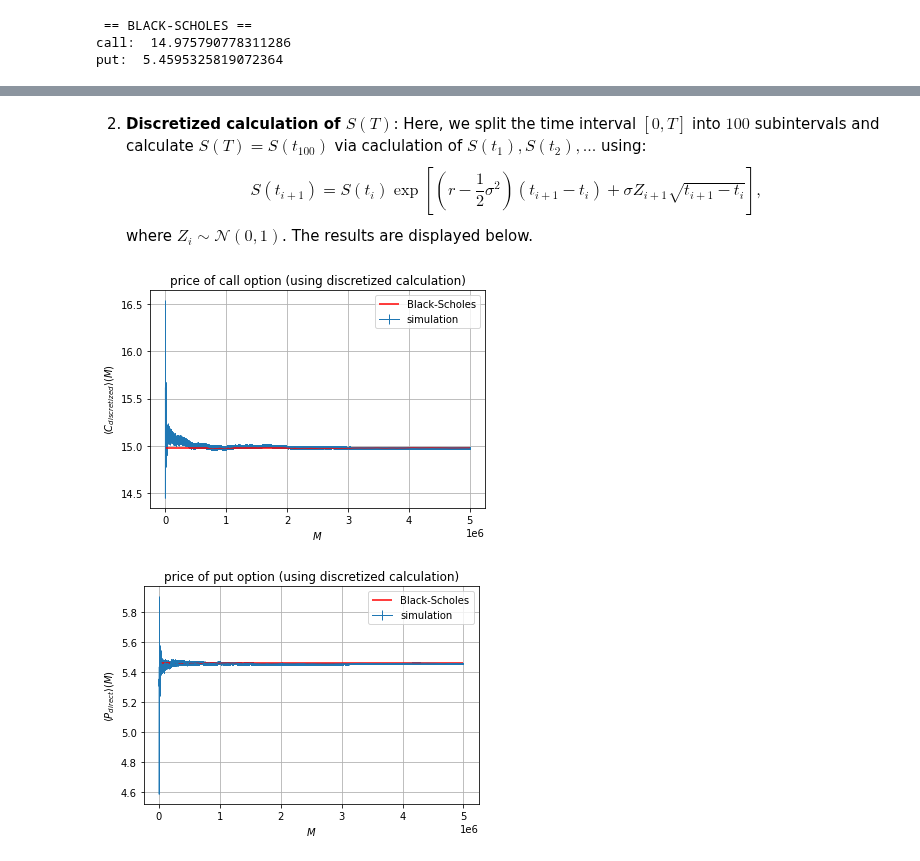
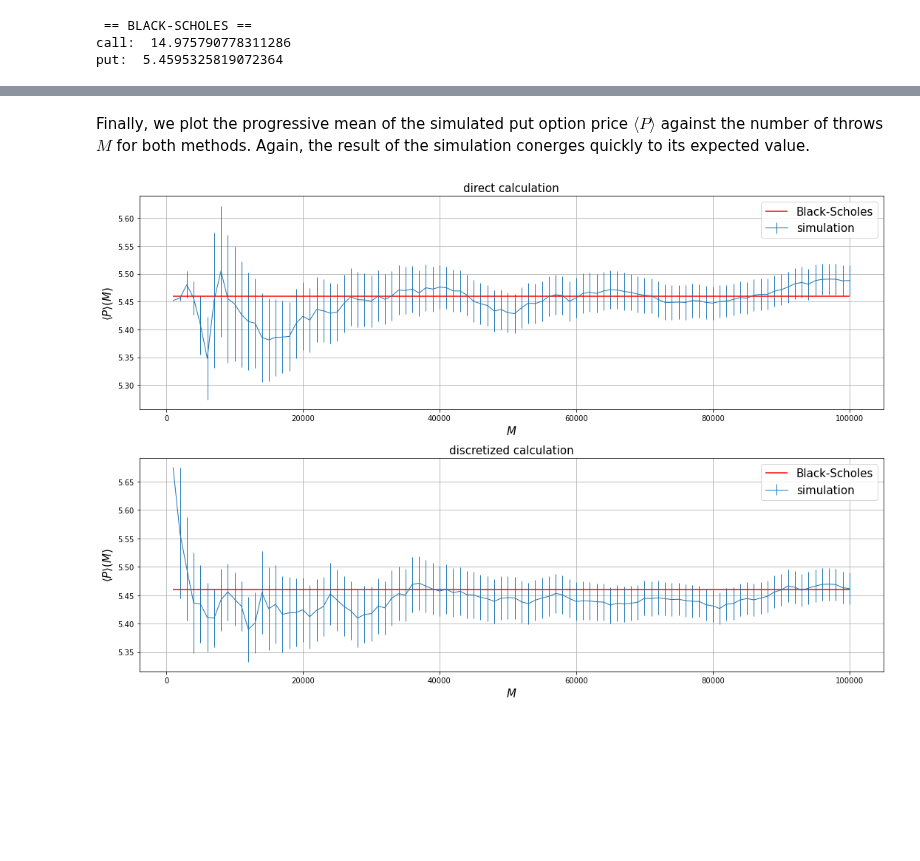
Before and after one commit to lukas-hermans/LSN_exercises, a Jupyter notebook: ex3/LSN_Exercises_03.ipynb, the cells around one changed output, grey strips where cells are left out. Drawn from its saved outputs; the diff is of its cells as text; code cells hidden in the pictures; blank space fills up the shorter version.

```diff
--- a/ex3/LSN_Exercises_03.ipynb
+++ b/ex3/LSN_Exercises_03.ipynb
@@ -95,34 +101,28 @@ plt.show()
-# %% [markdown]
-2. **Discretized calculation of $S(T)$**: Here, we split the time interval $[0, T]$ into $100$ subintervals and calculate $S(T) = S(t_100)$ via caclulation of $S(t_1), S(t_2),...$ using:
-$$ S(t_{i+1}) = S(t_i) \exp\left[ \left(r-\frac{1}{2}\sigma^2\right)(t_{i+1}-t_i)
-    +\sigma Z_{i+1}\sqrt{t_{i+1}-t_i}\right], $$
-where $Z_i \sim \mathcal{N}(0,1)$.
-The results are displayed below.
-# %%
-import numpy as np
-import matplotlib.pyplot as plt
-
-plt.figure()
-M, C_discretized, C_discretized_error = np.loadtxt("data/C_discretized_prog.txt", delimiter=',', skiprows=1, unpack = 'True')
-plt.errorbar(M, C_discretized, C_discretized_error, lw=1, label='simulation')
-plt.hlines(call, min(M), max(M), color='r', label='Black-Scholes')
-plt.xlabel(r"$M$")
-plt.ylabel(r"$\langle C_{discretized} \rangle(M)$")
-plt.title("price of call option (using discretized calculation)")
-plt.legend()
-plt.grid()
-
-plt.figure()
-M, P_discretized, P_discretized_error = np.loadtxt("data/P_discretized_prog.txt", delimiter=',', skiprows=1, unpack = 'True')
-plt.errorbar(M, P_discretized, P_discretized_error, lw=1, label='simulation')
-plt.hlines(put, min(M), max(M), color='r', label='Black-Scholes')
-plt.xlabel(r"$M$")
-plt.ylabel(r"$\langle P_{direct} \rangle(M)$")
-plt.title("price of put option (using discretized calculation)")
-plt.legend()
-plt.grid()
-
-plt.show()
-# %% [output]
-[figure, removed]
-[figure, removed]
+# %% [markdown]
+Finally, we plot the progressive mean of the simulated put option price $\langle P \rangle$ against the number of throws $M$ for both methods. Again, the result of the simulation conerges quickly to its expected value.
+# %%
+fig, ax = plt.subplots(2, 1, figsize=(15,10))
+
+M, P_direct, P_direct_error = np.loadtxt("data/P_direct_prog.txt", delimiter=',', skiprows=1, unpack = 'True')
+M, P_discretized, P_discretized_error = np.loadtxt("data/P_discretized_prog.txt", delimiter=',', skiprows=1, unpack = 'True')
+
+ax[0].errorbar(M, P_direct, P_direct_error, lw=1, label='simulation')
+ax[0].hlines(put, min(M), max(M), color='r', label='Black-Scholes')
+ax[0].set_xlabel(r"$M$", size=15)
+ax[0].set_ylabel(r"$\langle P \rangle(M)$", size=15)
+ax[0].set_title("direct calculation", size=15)
+ax[0].grid()
+ax[0].legend(fontsize=15)
+
+ax[1].errorbar(M, P_discretized, P_discretized_error, lw=1, label='simulation')
+ax[1].hlines(put, min(M), max(M), color='r', label='Black-Scholes')
+ax[1].set_xlabel(r"$M$", size=15)
+ax[1].set_ylabel(r"$\langle P \rangle(M)$", size=15)
+ax[1].set_title("discretized calculation", size=15)
+ax[1].grid()
+ax[1].legend(fontsize=15)
+
+plt.tight_layout()
+plt.show()
+# %% [output]
+[figure, added]
```
Also changed, not shown: parts of 4 cells of this notebook, 16 other files.
